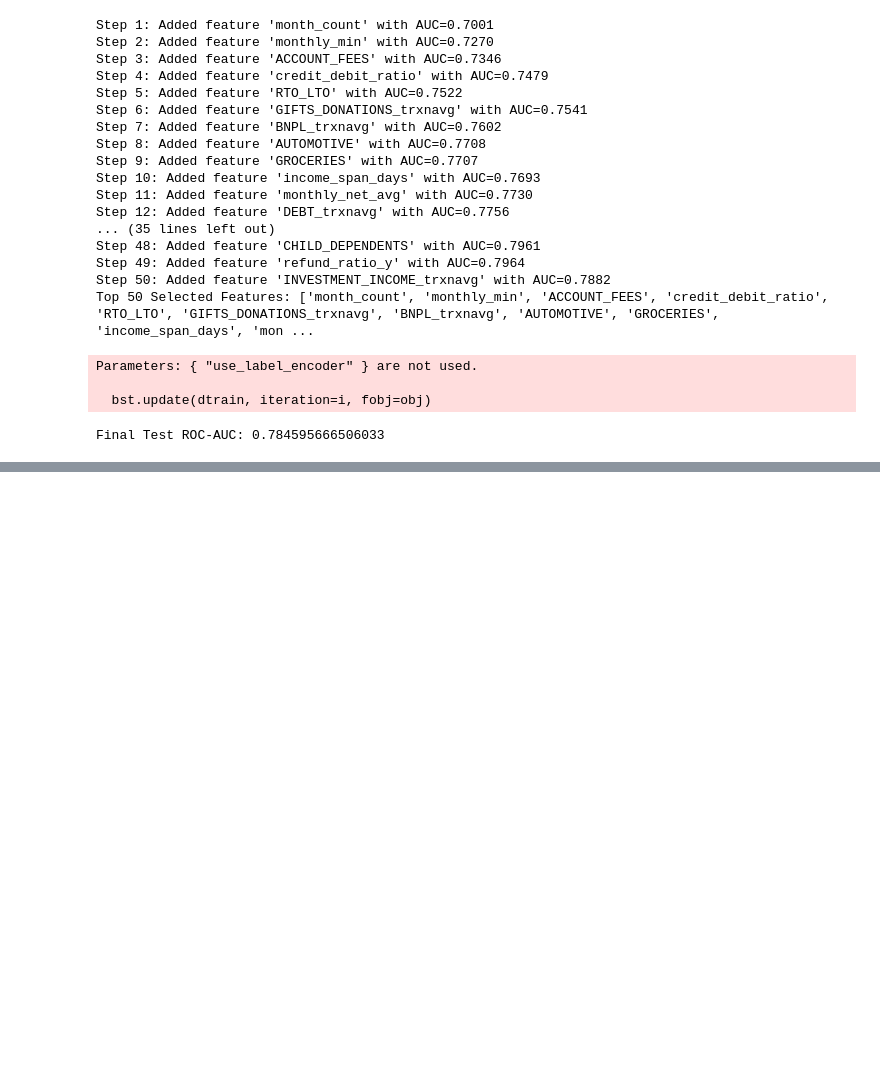
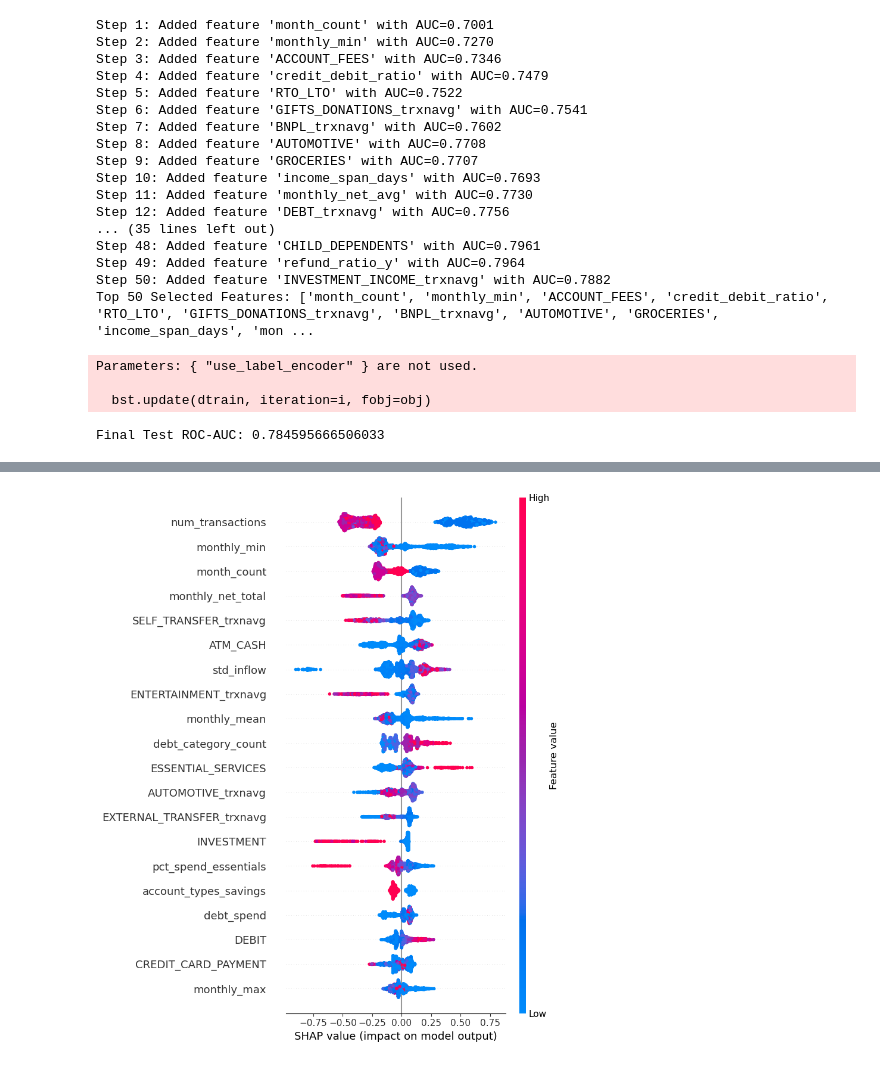
Before and after one commit to elliekwang/DSC180A_B01_2, a Jupyter notebook: Winter_2026/ellie_w7.ipynb, the cells around one changed output, grey strips where cells are left out. Drawn from its saved outputs; the diff is of its cells as text; code cells hidden in the pictures; blank space fills up the shorter version.

```diff
--- a/Winter_2026/ellie_w7.ipynb
+++ b/Winter_2026/ellie_w7.ipynb
@@ -2503,0 +2736,35 @@ Final Test ROC-AUC: 0.784595666506033
+# %%
+# Use the transformed data that the model actually sees after imputation
+# (we'll just impute manually once for SHAP)
+imputer = SimpleImputer(strategy="median")
+X_train_50_imp = pd.DataFrame(imputer.fit_transform(X_train_50), columns=X_train_50.columns, index=X_train_50.index)
+X_test_50_imp  = pd.DataFrame(imputer.transform(X_test_50),      columns=X_test_50.columns, index=X_test_50.index)
+
+# Fit fresh "raw" estimators on imputed data for SHAP (simpler + reliable)
+xgb_raw = XGBClassifier(
+    random_state=42, eval_metric="auc", tree_method="hist",
+    n_estimators=600, max_depth=4, learning_rate=0.01,
+    subsample=0.85, colsample_bytree=0.7, min_child_weight=3,
+    gamma=0, reg_alpha=0, reg_lambda=0.5
+)
+xgb_raw.fit(X_train_50_imp, y_train)
+
+lgb_raw = LGBMClassifier(
+    random_state=42, objective="binary", class_weight="balanced", verbosity=-1,
+    n_estimators=900, max_depth=3, learning_rate=0.01,
+    subsample=0.7, colsample_bytree=0.85, num_leaves=15,
+    min_child_samples=80, reg_alpha=0.01, reg_lambda=2.0
+)
+lgb_raw.fit(X_train_50_imp, y_train)
+
+# SHAP explainers
+xgb_explainer = shap.TreeExplainer(xgb_raw)
+lgb_explainer = shap.TreeExplainer(lgb_raw)
+
+# SHAP values for test set
+xgb_shap = xgb_explainer.shap_values(X_test_50_imp)
+lgb_shap = lgb_explainer.shap_values(X_test_50_imp)
+
+print("SHAP computed:")
+print("xgb_shap shape:", np.array(xgb_shap).shape)
+print("lgb_shap shape:", np.array(lgb_shap).shape)
@@ -2503,0 +2929,7 @@ Final Test ROC-AUC: 0.784595666506033
+# %%
+lgb_explainer = shap.TreeExplainer(lgb_raw)
+lgb_shap = lgb_explainer.shap_values(X_test_50_imp)
+
+shap.summary_plot(lgb_shap, X_test_50_imp, max_display=20)
+# %% [output]
+[figure, added]
```
Also changed, not shown: parts of 19 cells of this notebook.
